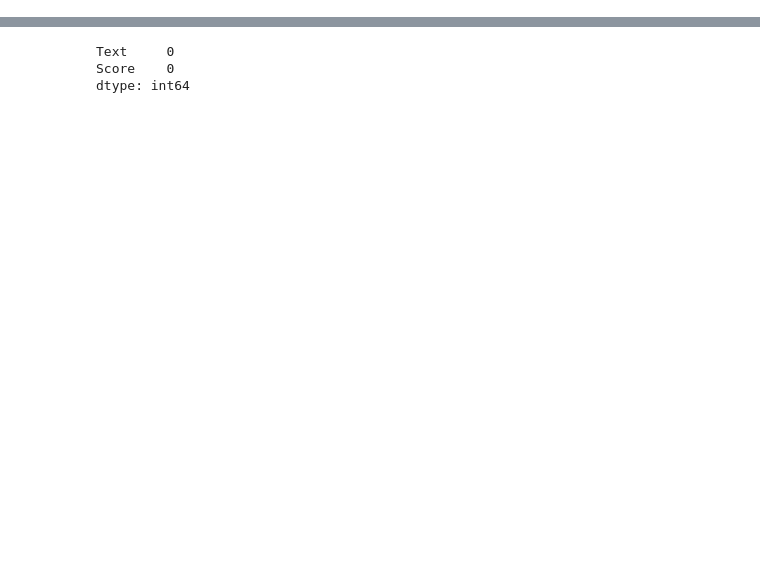
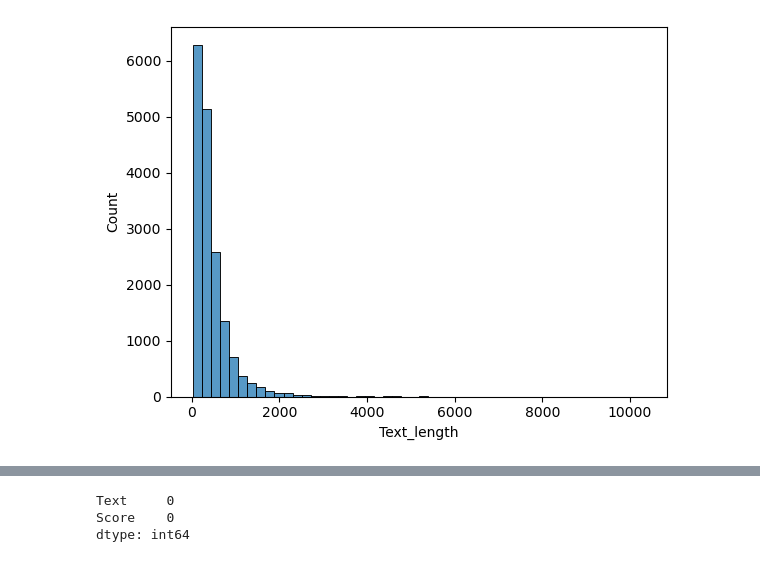
Before and after one commit to BibekSingh17/Amazon_Product_Sentiment_Analysis, a Jupyter notebook: Code/Bibek Kumar Singh.ipynb, the cells around one changed output, grey strips where cells are left out. Drawn from its saved outputs; the diff is of its cells as text; code cells hidden in the pictures; blank space fills up the shorter version.

```diff
--- a/Code/Bibek Kumar Singh.ipynb
+++ b/Code/Bibek Kumar Singh.ipynb
@@ -18,0 +84,6 @@ df.head()
+# %%
+df['Text_length'] = df['Text'].apply(len)
+sns.histplot(df['Text_length'], bins=50)
+plt.show()
+# %% [output]
+[figure, added]
```
Also changed, not shown: parts of 29 cells of this notebook.
